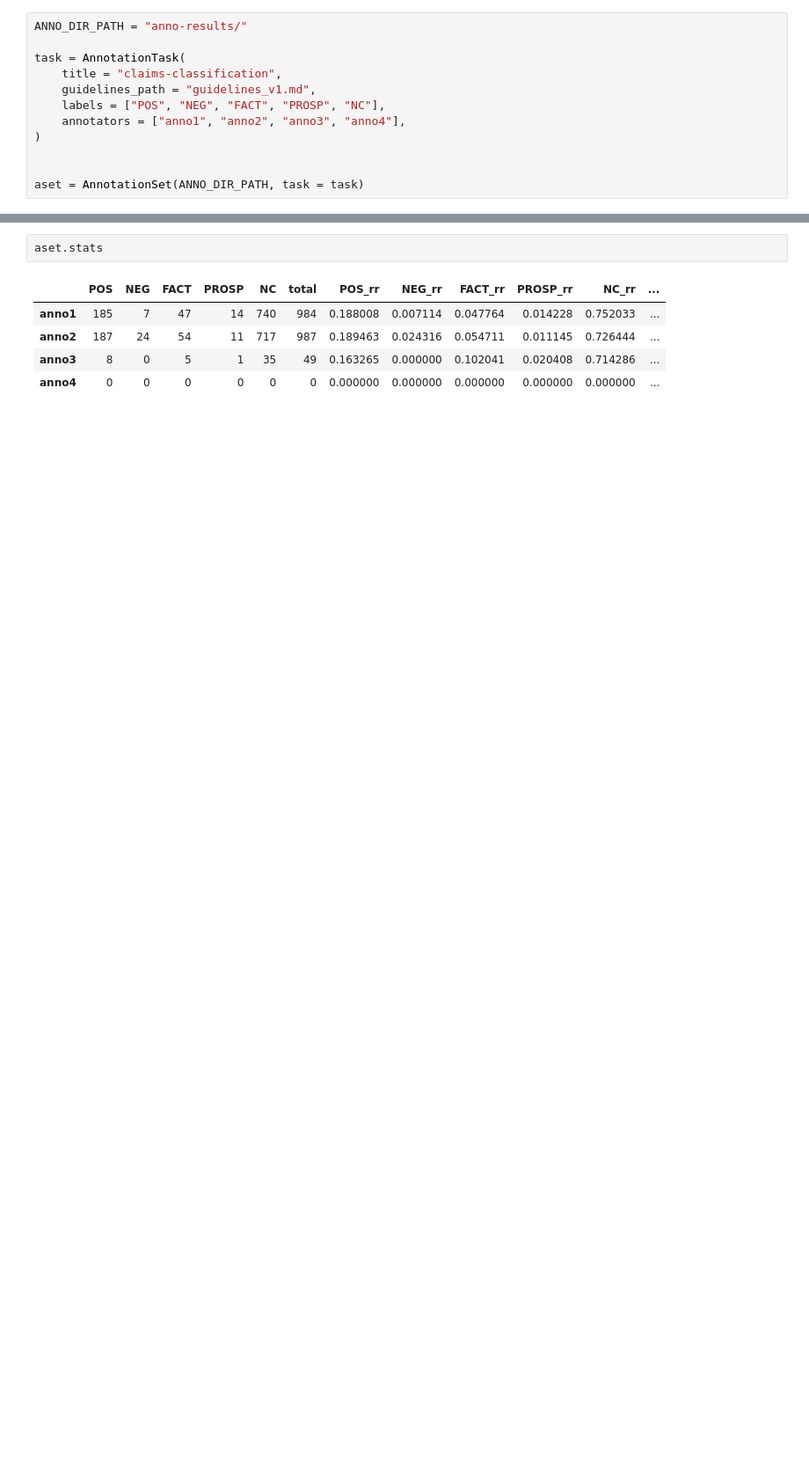
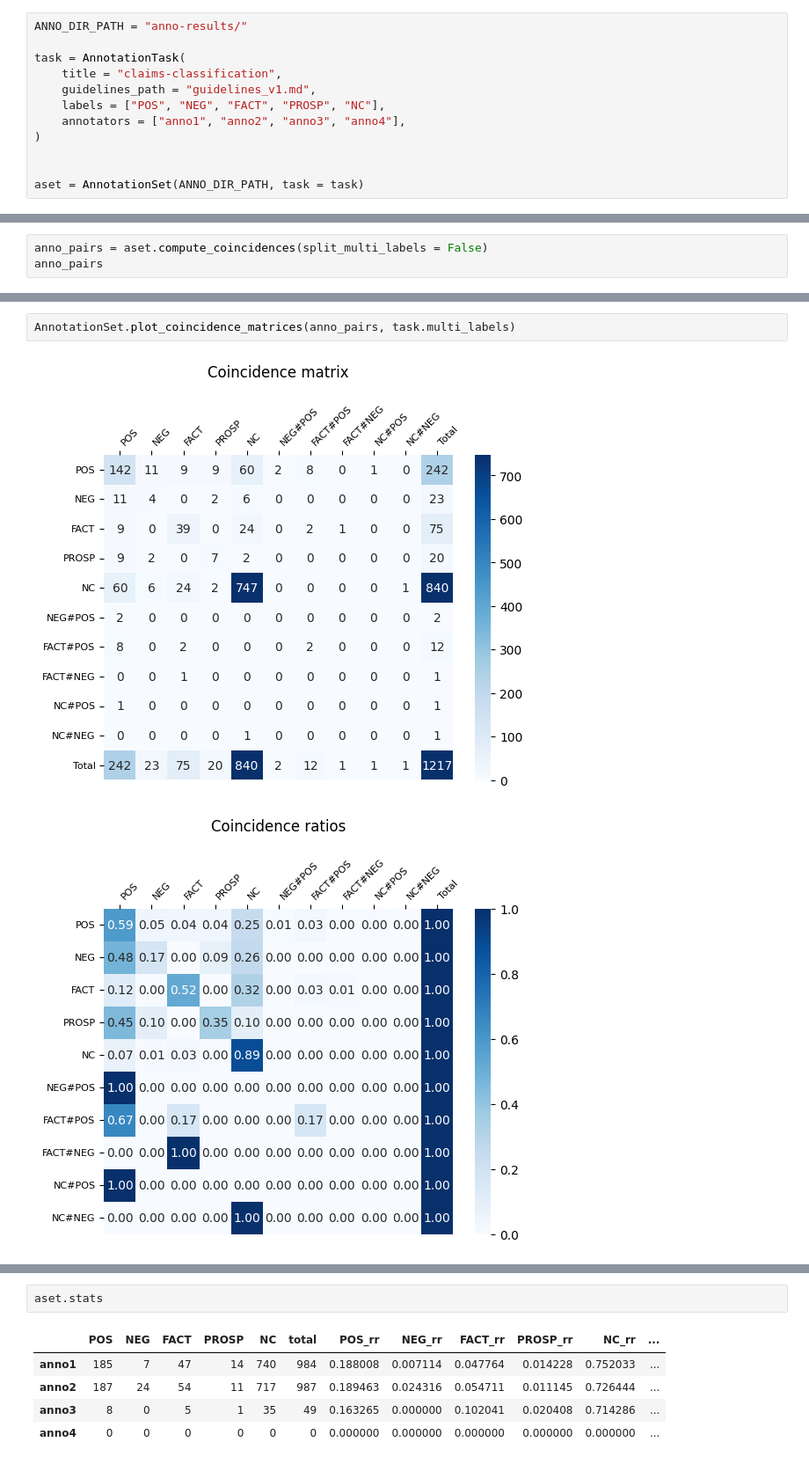
Before and after one commit to ClementineBleuze/claims-in-NLP, a Jupyter notebook: claims-annotation/annotation-processing.ipynb, the cells around one changed output, grey strips where cells are left out. Shown at 88% size. Drawn from its saved outputs; the diff is of its cells as text; blank space fills up the shorter version.

```diff
--- a/claims-annotation/annotation-processing.ipynb
+++ b/claims-annotation/annotation-processing.ipynb
@@ -37,0 +59,3 @@ aset.iaa_scores
+# %%
+anno_pairs = aset.compute_coincidences(split_multi_labels = False)
+anno_pairs
@@ -37,0 +83,5 @@ aset.iaa_scores
+# %%
+AnnotationSet.plot_coincidence_matrices(anno_pairs, task.multi_labels)
+# %% [output]
+[figure, added]
+[figure, added]
```
Also changed, not shown: parts of 16 cells of this notebook, 1 other file.
